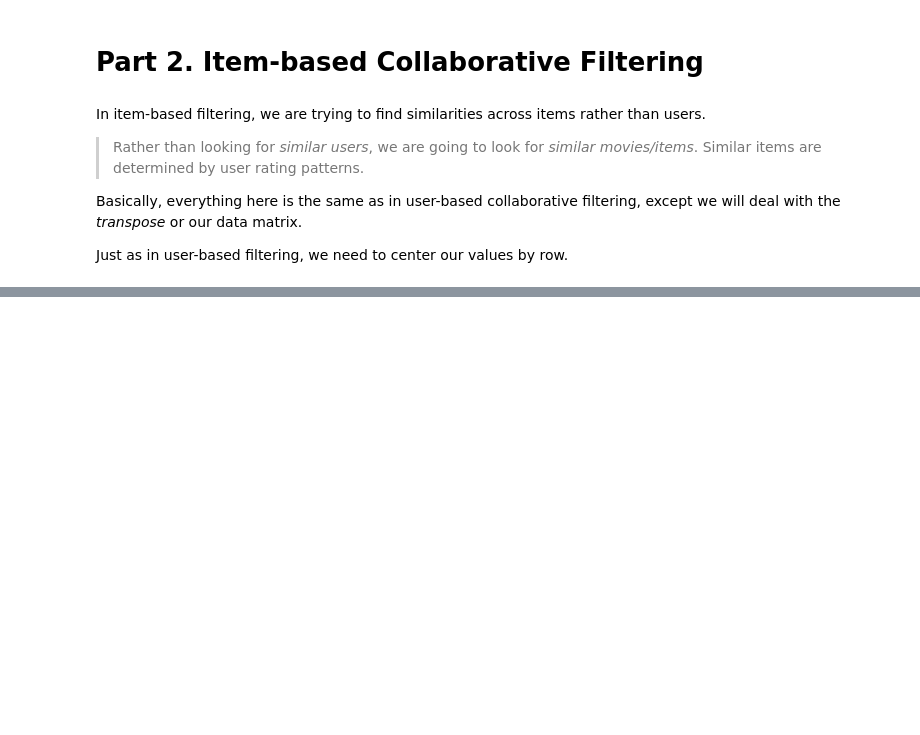
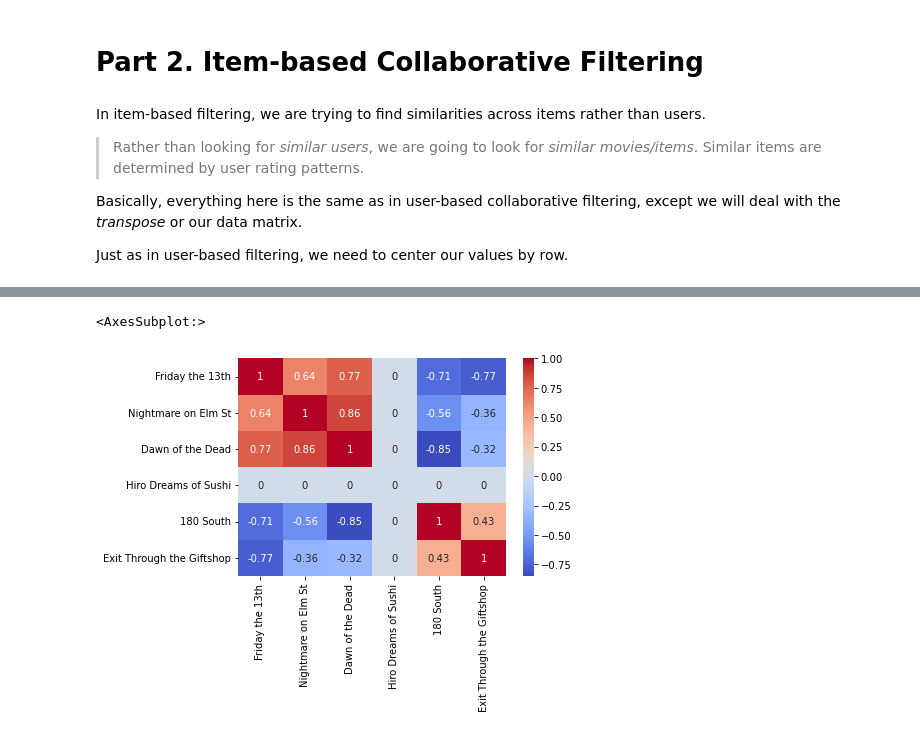
Before and after one commit to ethan-eplee/Personal-Repo, a Jupyter notebook: Unsupervised Learning Clustering/Recommender System.ipynb, the cells around one changed output, grey strips where cells are left out. Cells and saved outputs as stored; diff of their text form; code cells hidden in the pictures; blank space fills up the shorter version.

```diff
--- a/Unsupervised Learning Clustering/Recommender System.ipynb
+++ b/Unsupervised Learning Clustering/Recommender System.ipynb
@@ -238,3 +232,8 @@ movies_sim
 | Hiro Dreams of Sushi | 0.000000 | 0.000000 | 0.000000 | 0.0 | 0.000000 | ... |
 | 180 South | -0.709208 | -0.557007 | -0.848528 | 0.0 | 1.000000 | ... |
 | Exit Through the Giftshop | -0.773492 | -0.358974 | -0.322252 | 0.0 | 0.430414 | ... |
+# %%
+sns.heatmap(movies_sim, annot=True, cmap='coolwarm')
+# %% [output]
+<AxesSubplot:>
+[figure, added]
```
Also changed, not shown: parts of 15 cells of this notebook, 2 other files.
